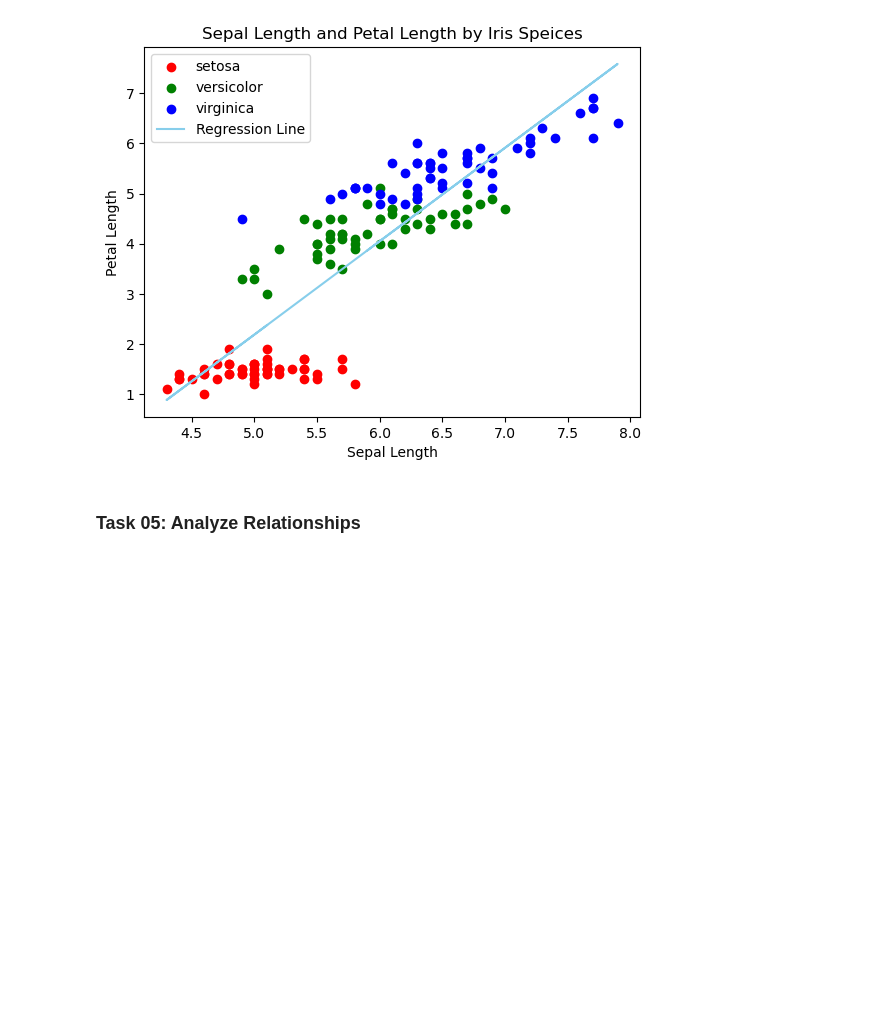
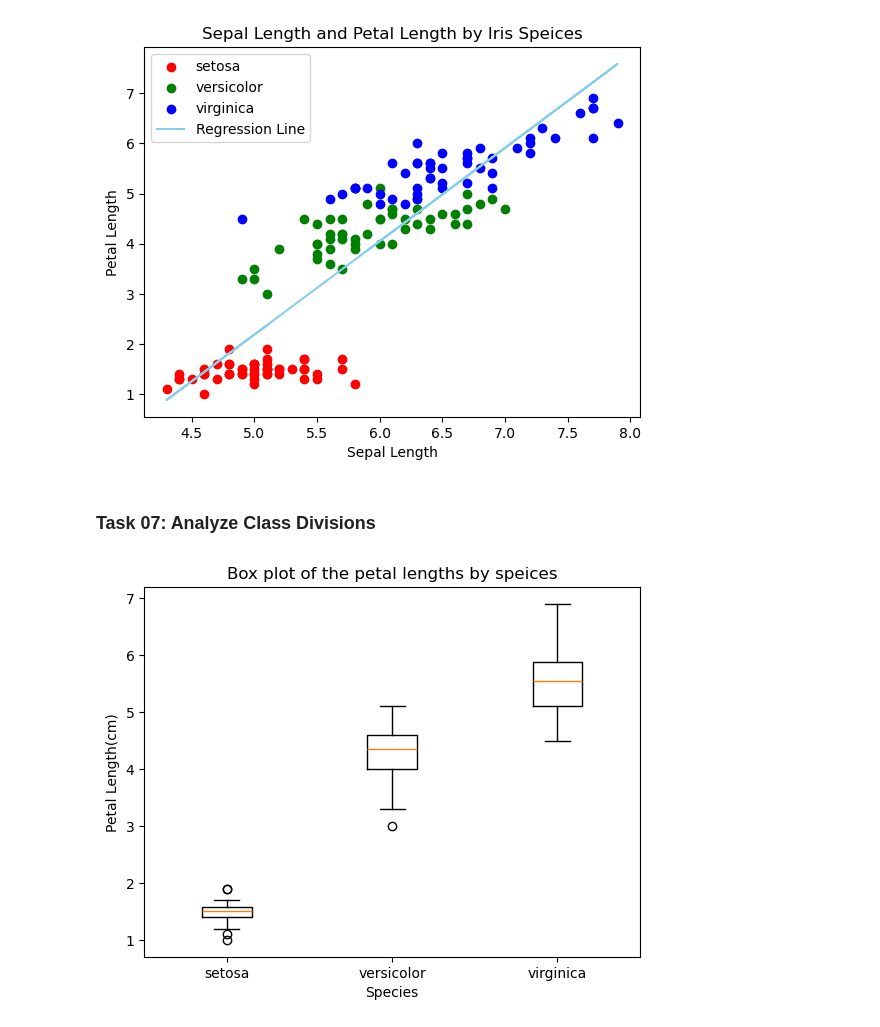
Before and after one commit to chavvy/pda-atu, a Jupyter notebook: tasks.ipynb, the cells around one changed output. Drawn from its saved outputs; the diff is of its cells as text; code cells hidden in the pictures; blank space fills up the shorter version.

Commit message:
task 07 submission

```diff
--- a/tasks.ipynb
+++ b/tasks.ipynb
@@ -229,4 +231,30 @@ plt.show()
 # %% [output]
 [figure]
 # %% [markdown]
-### **Task 05: Analyze Relationships**
+### **Task 07: Analyze Class Divisions**
+# %%
+#to utilize boxplots, need to gather the the petal lengths by class in a list
+#['setosa' 'versicolor' 'virginica'] and call those in plt.boxplot()
+#using target == (index number) to filter the data
+
+#grouping the petal lengths together by class
+setosa = y_petal_length[target == 0]
+versicolor = y_petal_length[target == 1]
+virginica = y_petal_length[target == 2]
+
+petal_class = [setosa, versicolor, virginica]
+
+#now we can call this in plt.boxplot()
+plt.boxplot(petal_class)
+
+#labels, titles, and legend
+plt.title("Box plot of the petal lengths by speices")
+plt.xlabel("Species")
+plt.ylabel("Petal Length(cm)")
+
+#using plt.xticks to replace the numbers with the species name
+plt.xticks([1, 2, 3], ['setosa', 'versicolor', 'virginica'])
+
+plt.show()
+# %% [output]
+[figure, added]
```
Also changed, not shown: parts of 1 cell of this notebook.
